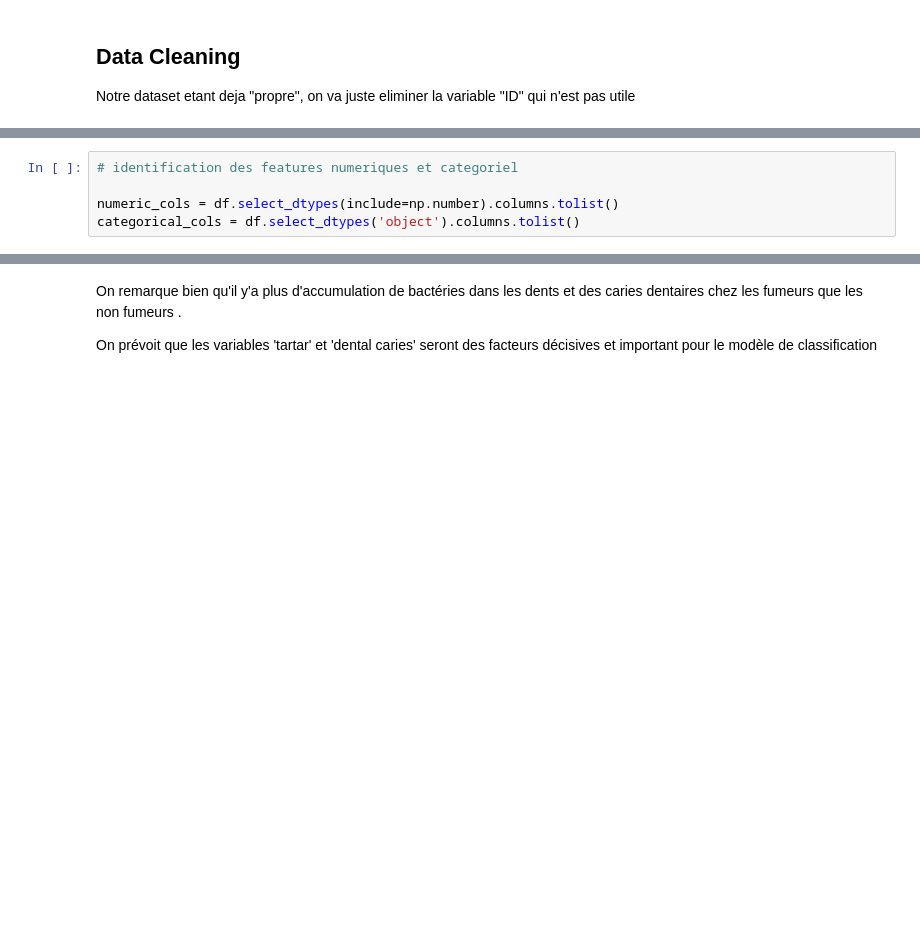
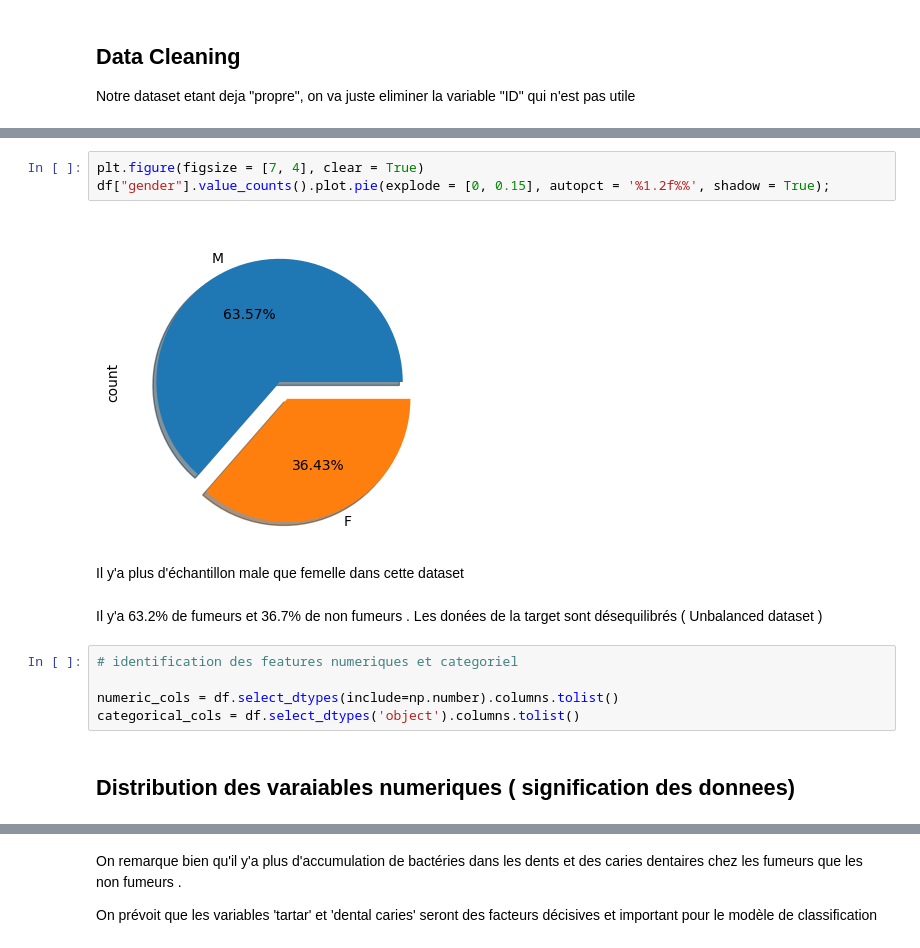
Before and after one commit to kokoroland/PROJET_ML, a Jupyter notebook: Projet_Apprentissage_Automatique (1).ipynb, the cells around one changed output, grey strips where cells are left out. Cells and saved outputs as stored; diff of their text form; blank space fills up the shorter version.

```diff
--- a/Projet_Apprentissage_Automatique (1).ipynb
+++ b/Projet_Apprentissage_Automatique (1).ipynb
@@ -185,8 +216,19 @@ KeyError: "['ID'] not found in axis"
+# %%
+plt.figure(figsize = [7, 4], clear = True)
+df["gender"].value_counts().plot.pie(explode = [0, 0.15], autopct = '%1.2f%%', shadow = True);
+# %% [output]
+[figure, added]
+# %% [markdown]
+Il y'a plus d'échantillon male que femelle dans cette dataset
+# %% [markdown]
+Il y'a 63.2% de fumeurs et 36.7% de non fumeurs . Les donées de la target sont désequilibrés ( Unbalanced dataset )
 # %%
 # identification des features numeriques et categoriel
 
 numeric_cols = df.select_dtypes(include=np.number).columns.tolist()
 categorical_cols = df.select_dtypes('object').columns.tolist()
+# %% [markdown]
+## Distribution des varaiables numeriques  ( signification des donnees)
 # %%
 df.hist(bins=50,figsize=(20,15))
 plt.show()
```
Also changed, not shown: parts of 52 cells of this notebook, 1 other file.
